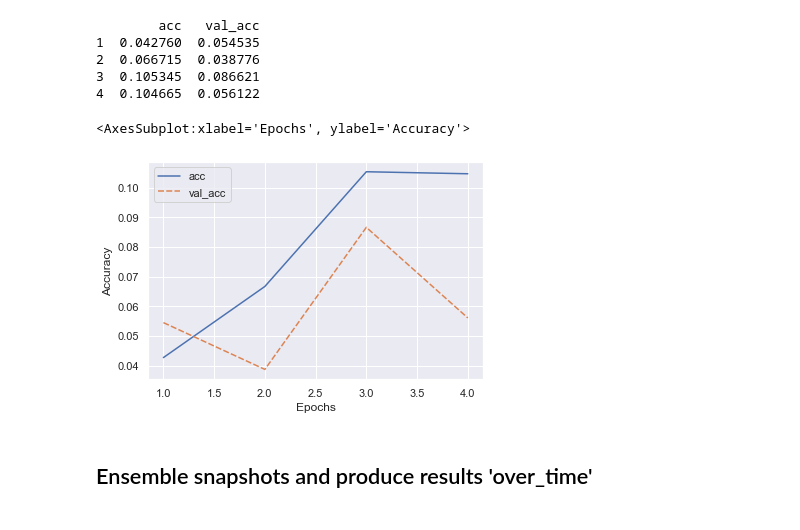
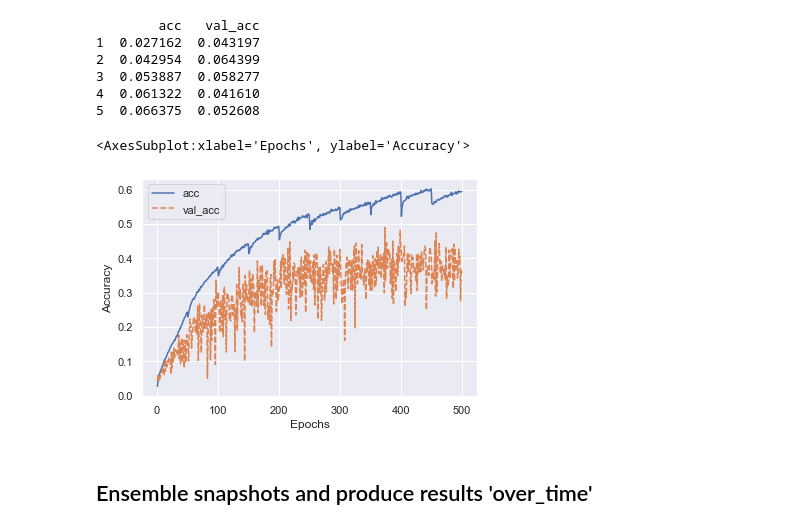
Before and after one commit to jobvink/SnapshotEnsembles, a Jupyter notebook: analytics/01/experiment-01.ipynb, the cells around one changed output. Saved outputs shown, nothing was run; the diff lists cells and outputs as text; code cells hidden in the pictures.

```diff
--- a/analytics/01/experiment-01.ipynb
+++ b/analytics/01/experiment-01.ipynb
@@ -1,26 +1,27 @@
 # %%
 import numpy as np
 import pandas as pd
 import seaborn as sns
 import matplotlib.pyplot as plt
 
-raw_data = pd.read_csv('DenseNet-CIFAR100-40-12-snapshot-1 training.csv')
-raw_data = raw_data.drop(['Unnamed: 0', 'Unnamed: 1', 'lr', 'val_loss', 'loss'], axis=1)
+raw_data = pd.read_csv('DenseNet-CIFAR100-40-12 training.csv')
+raw_data = raw_data.drop(['Unnamed: 0', 'Unnamed: 1', 'val_loss', 'loss'], axis=1)
 raw_data.index += 1
 print(raw_data.head())
 
 sns.set_theme()
 plt.xlabel('Epochs')
 plt.ylabel('Accuracy')
 sns.lineplot(data=raw_data)
 # %% [output]
         acc   val_acc
-1  0.042760  0.054535
-2  0.066715  0.038776
-3  0.105345  0.086621
-4  0.104665  0.056122
+1  0.027162  0.043197
+2  0.042954  0.064399
+3  0.053887  0.058277
+4  0.061322  0.041610
+5  0.066375  0.052608
 <AxesSubplot:xlabel='Epochs', ylabel='Accuracy'>
-[figure, old version]
+[figure, new version]
 # %% [markdown]
 ## Ensemble snapshots and produce results 'over_time'
 # %%
```
Also changed, not shown: 1 other file.
